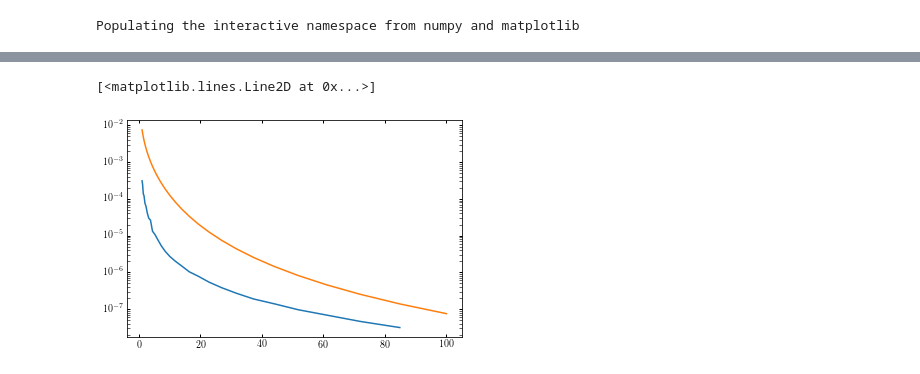
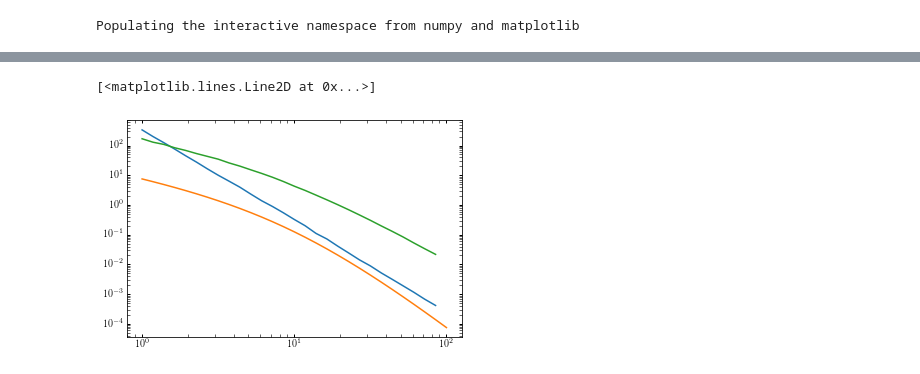
Before and after one commit to Besla-Team/chamaleon, a Jupyter notebook: halos_ics/example_halo_ics.ipynb, the cells around one changed output, grey strips where cells are left out. Cells and saved outputs as stored; diff of their text form; code cells hidden in the pictures.

```diff
--- a/halos_ics/example_halo_ics.ipynb
+++ b/halos_ics/example_halo_ics.ipynb
@@ -5,6 +5,8 @@ import jellyfish
 Populating the interactive namespace from numpy and matplotlib
 # %%
 halo_hernquist = np.genfromtxt('../halos_ics/test_hernquist.txt')
+# %%
+halo_nfw = np.genfromtxt('../halos_ics/test_nfw.txt')
 # %%
 def rho_enclosed(pos, mass, rmin=0, rmax=100, nbins=30):
     """
@@ -33,5 +35,5 @@ def rho_enclosed(pos, mass, rmin=0, rmax=100, nbins=30):
     # Loop over the radial bins.
     for i in range(1, len(r)):
         indexh = np.where((r_pos<r[i]) & (r_pos>r[i-1]))[0]
-        rho[i-1]=(3*(len(indexh)*mass[0]))/(4*np.pi*r[i]**3)
+        rho[i-1]=3*len(indexh)/(4*np.pi*(r[i]**3))
     return r, rho
@@ -38,5 +44,8 @@ def rho_enclosed(pos, mass, rmin=0, rmax=100, nbins=30):
 # %%
 r, rho = rho_enclosed(np.array([halo_hernquist[:,0], halo_hernquist[:,1], halo_hernquist[:,2]]).T,
                       halo_hernquist[:,3])
+# %%
+r, rho_nfw = rho_enclosed(np.array([halo_nfw[:,0], halo_nfw[:,1], halo_nfw[:,2]]).T,
+                      halo_nfw[:,3])
 # %%
 semilogy(r, rho)
@@ -47,3 +57,3 @@ xlim(0, 100)
 # %%
 def hernquist_density(M, r, a):
-    return M*a / (r*(r+a)**3.)
+    return a*M / (r*(1+r/a)**3)
@@ -50,8 +96,9 @@ def hernquist_density(M, r, a):
 # %%
 rho_analytic = hernquist_density(1, r, 10)
 # %%
-semilogy(r, rho)
-semilogy(r, rho_analytic)
+loglog(r, rho)
+loglog(r, rho_analytic)
+loglog(r, rho_nfw)
 # %% [output]
 [<matplotlib.lines.Line2D at 0x...>]
-[figure, old version]
+[figure, new version]
```
Also changed, not shown: parts of 5 cells of this notebook, 1 other file.
